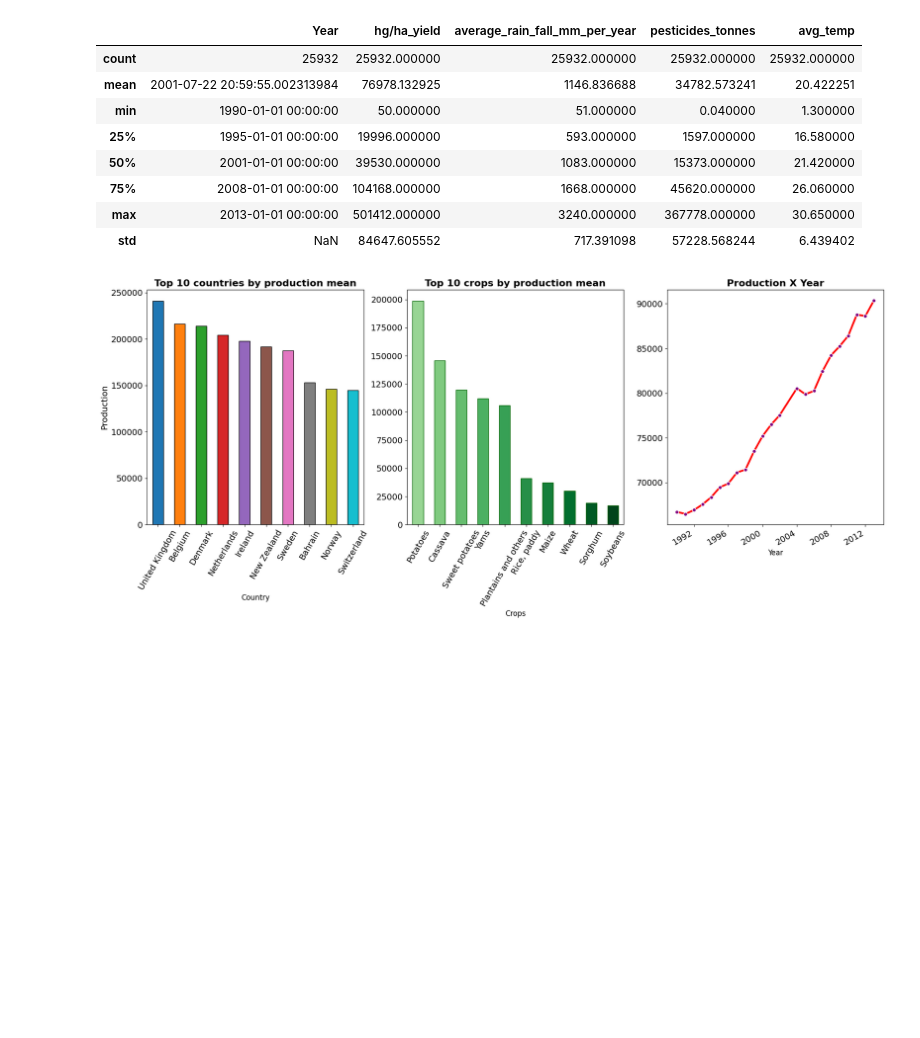
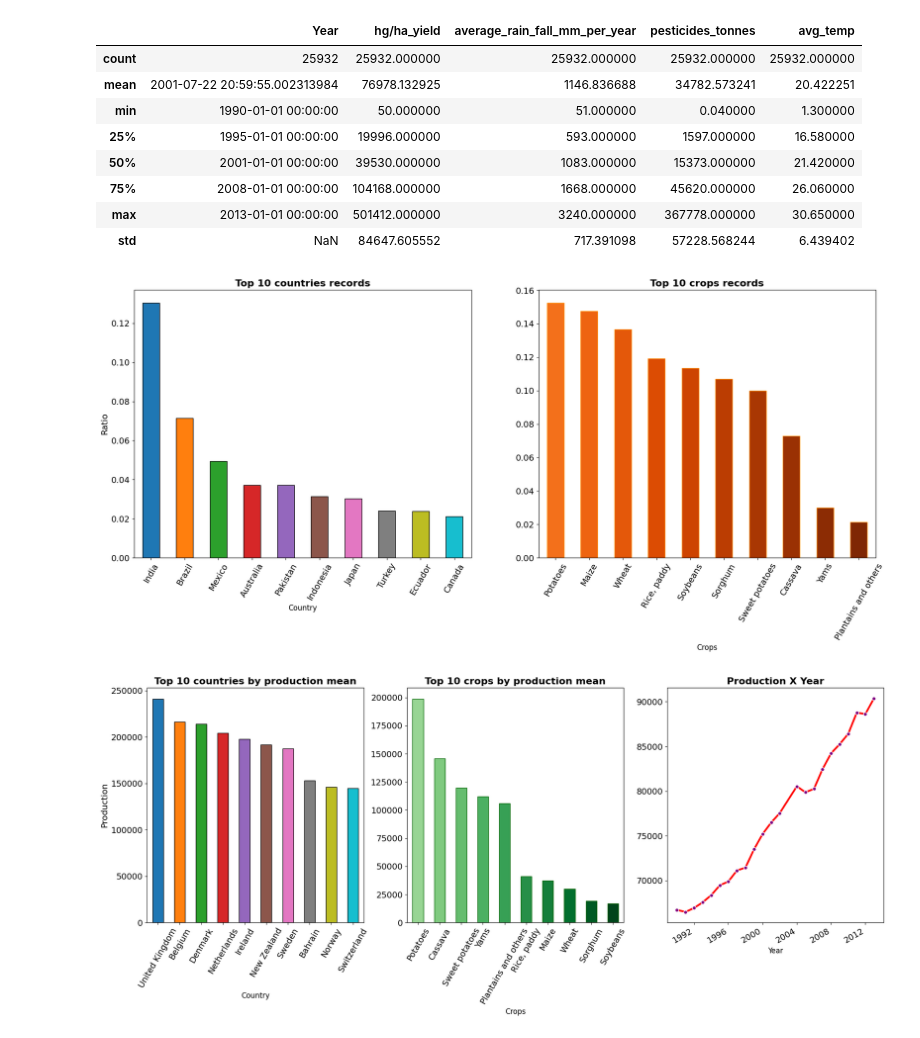
Before and after one commit to andrefpvalenga/crop-yeld-project, a Jupyter notebook: CropYeldPrediction.ipynb, the cells around one changed output. Drawn from its saved outputs; the diff is of its cells as text; code cells hidden in the pictures; blank space fills up the shorter version.

```diff
--- a/CropYeldPrediction.ipynb
+++ b/CropYeldPrediction.ipynb
@@ -141,6 +141,31 @@ df.describe()
 | 75% | 2008-01-01 00:00:00 | 104168.000000 | 1668.000000 | 45620.000000 | 26.060000 |
 | max | 2013-01-01 00:00:00 | 501412.000000 | 3240.000000 | 367778.000000 | 30.650000 |
 | std | NaN | 84647.605552 | 717.391098 | 57228.568244 | 6.439402 |
+# %%
+# Creating a Figure to analyze data
+plt.figure(figsize=(22,8))
+
+# Checking countries that most appear
+plt.subplot(1,2,1)
+colors1 = plt.cm.tab10(np.linspace(0,1,10))
+df['Area'].value_counts(normalize=True).head(10).plot(kind='bar', color=colors1, edgecolor='black')
+plt.title('Top 10 countries records', fontsize=16, fontweight='bold')
+plt.xlabel('Country', fontsize=12)
+plt.ylabel('Ratio', fontsize=14)
+plt.xticks(rotation=60, fontsize=14)
+plt.yticks(fontsize=14)
+
+plt.subplot(1,2,2)
+colors2 = plt.cm.Oranges(np.linspace(0.6, 1, 10))
+df['Item'].value_counts(normalize=True).plot(kind='bar', color=colors2, edgecolor='darkorange')
+plt.title('Top 10 crops records', fontsize=16, fontweight='bold')
+plt.xlabel('Crops', fontsize=12)
+plt.xticks(rotation=60, fontsize=14)
+plt.yticks(fontsize=14)
+
+plt.show()
+# %% [output]
+[figure, added]
 # %%
 # Calculating Top 10 countries by production mean
 countries = df.groupby('Area')['hg/ha_yield'].mean()
```
Also changed, not shown: parts of 3 cells of this notebook.
